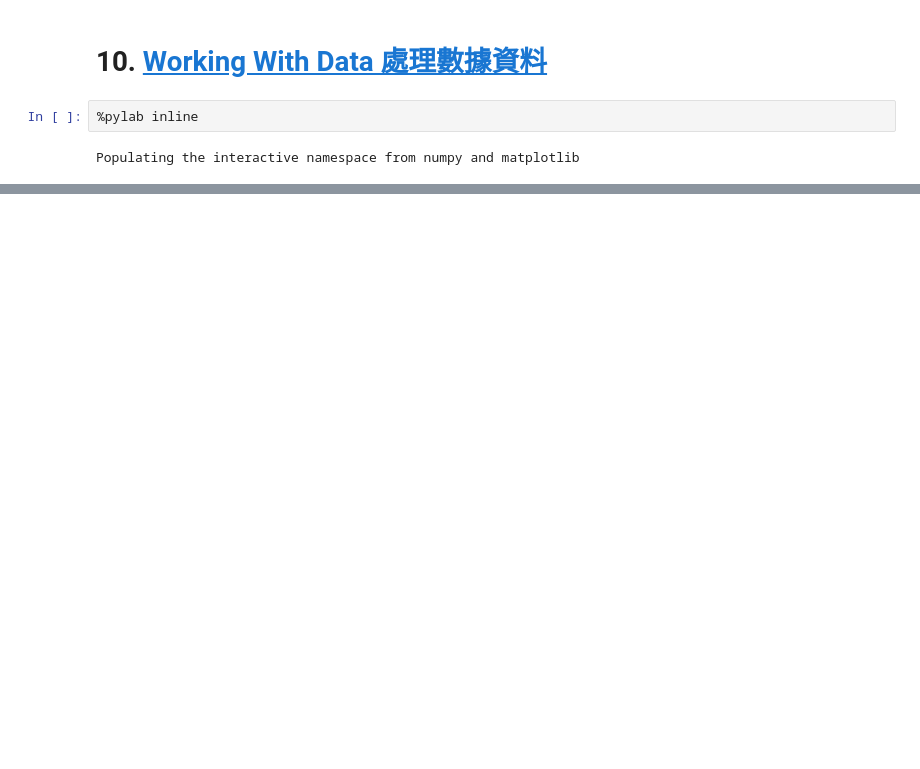
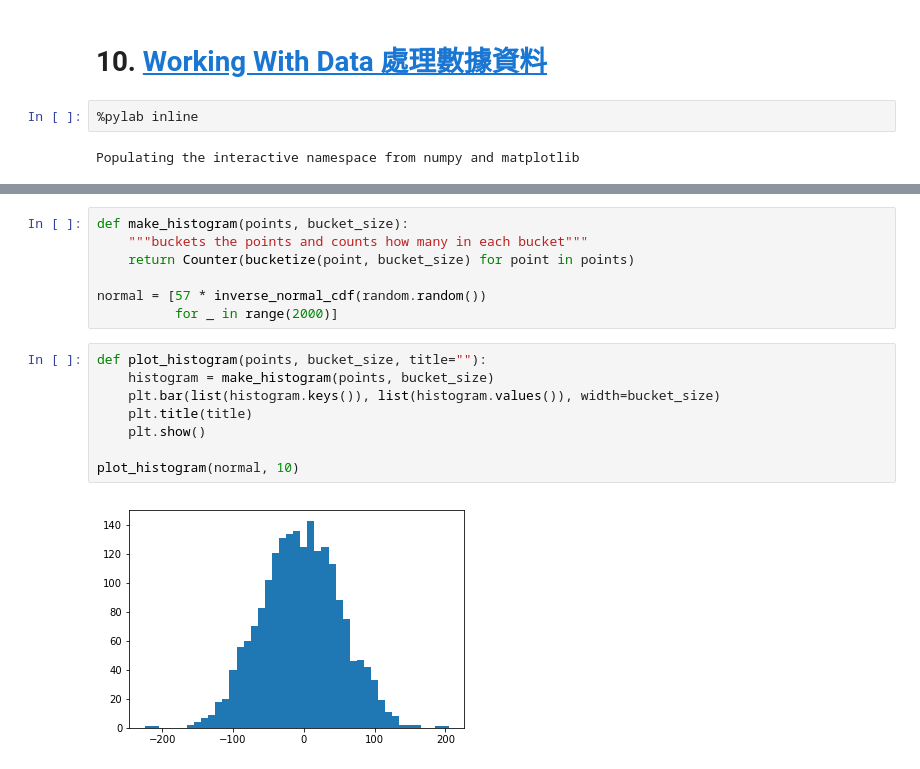
Before and after one commit to Wei1234c/Data_Science_from_Scratch, a Jupyter notebook: notebooks/10. Working With Data 處理數據資料.ipynb, the cells around one changed output, grey strips where cells are left out. Cells and saved outputs as stored; diff of their text form; blank space fills up the shorter version.

```diff
--- a/notebooks/10. Working With Data 處理數據資料.ipynb
+++ b/notebooks/10. Working With Data 處理數據資料.ipynb
@@ -510,0 +29,17 @@ make_scatterplot_matrix()
+# %%
+def make_histogram(points, bucket_size):
+    """buckets the points and counts how many in each bucket"""
+    return Counter(bucketize(point, bucket_size) for point in points)
+
+normal = [57 * inverse_normal_cdf(random.random())
+          for _ in range(2000)]
+# %%
+def plot_histogram(points, bucket_size, title=""):
+    histogram = make_histogram(points, bucket_size)
+    plt.bar(list(histogram.keys()), list(histogram.values()), width=bucket_size)
+    plt.title(title)
+    plt.show()
+
+plot_histogram(normal, 10)
+# %% [output]
+[figure, added]
```
Also changed, not shown: parts of 21 cells of this notebook, 13 other files.
